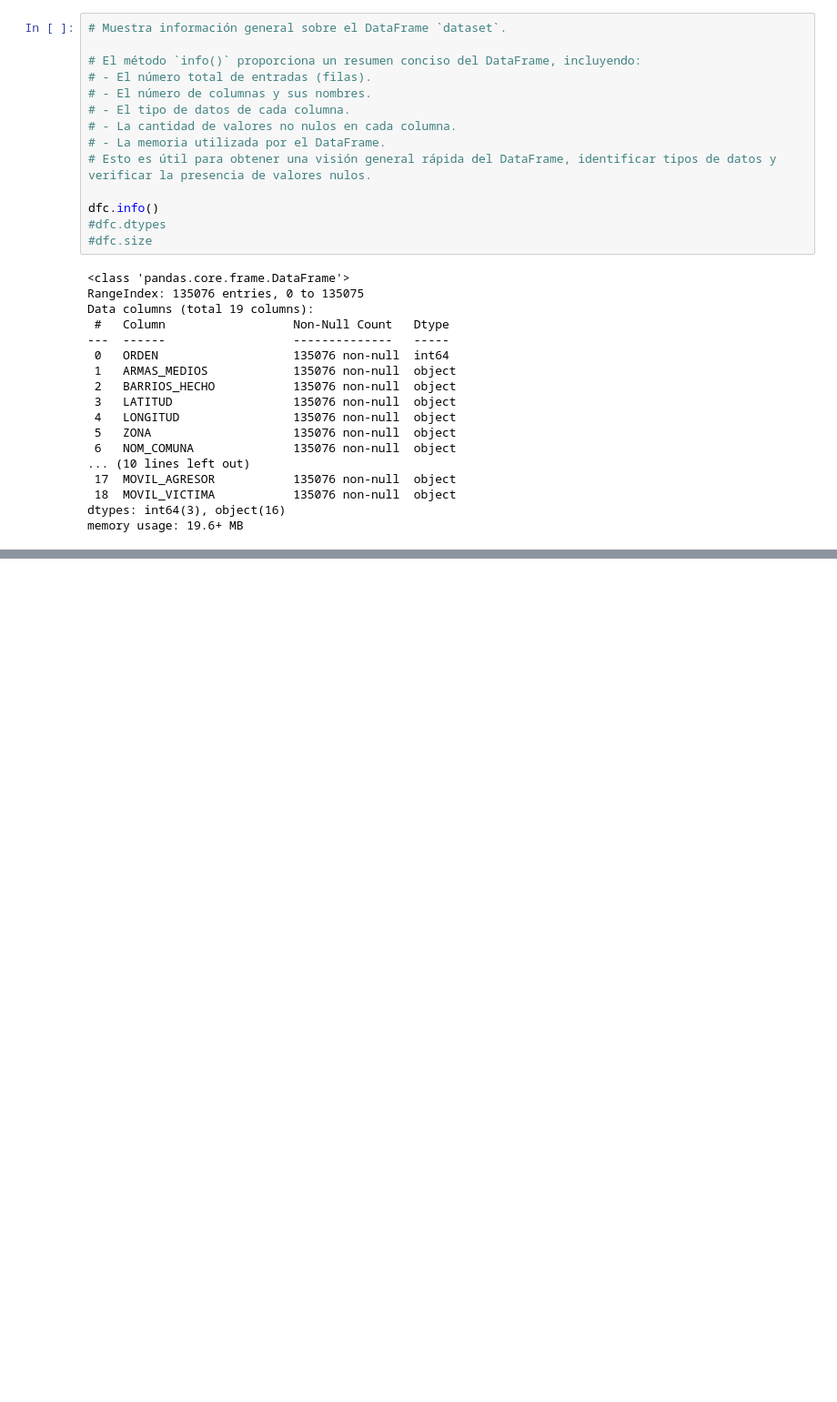
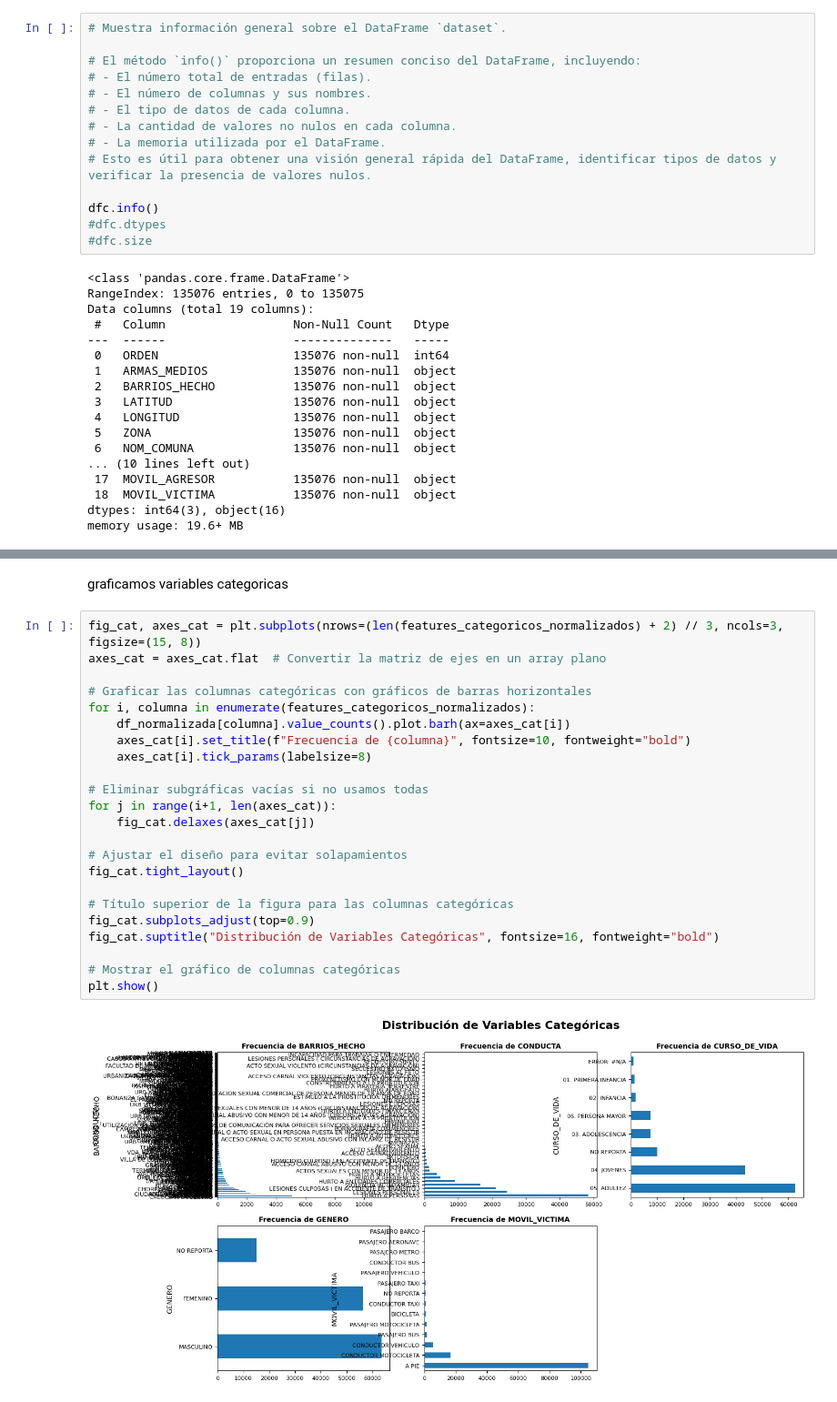
Before and after one commit to cogollo12/proyecto-IA, a Jupyter notebook: PROYECTO.ipynb, the cells around one changed output, grey strips where cells are left out. Shown at 91% size. Cells and saved outputs as stored; diff of their text form; blank space fills up the shorter version.

```diff
--- a/PROYECTO.ipynb
+++ b/PROYECTO.ipynb
@@ -225,0 +301,27 @@ dtype: int64
+# %% [markdown]
+graficamos variables categoricas
+# %%
+fig_cat, axes_cat = plt.subplots(nrows=(len(features_categoricos_normalizados) + 2) // 3, ncols=3, figsize=(15, 8))
+axes_cat = axes_cat.flat  # Convertir la matriz de ejes en un array plano
+
+# Graficar las columnas categóricas con gráficos de barras horizontales
+for i, columna in enumerate(features_categoricos_normalizados):
+    df_normalizada[columna].value_counts().plot.barh(ax=axes_cat[i])
+    axes_cat[i].set_title(f"Frecuencia de {columna}", fontsize=10, fontweight="bold")
+    axes_cat[i].tick_params(labelsize=8)
+
+# Eliminar subgráficas vacías si no usamos todas
+for j in range(i+1, len(axes_cat)):
+    fig_cat.delaxes(axes_cat[j])
+
+# Ajustar el diseño para evitar solapamientos
+fig_cat.tight_layout()
+
+# Título superior de la figura para las columnas categóricas
+fig_cat.subplots_adjust(top=0.9)
+fig_cat.suptitle("Distribución de Variables Categóricas", fontsize=16, fontweight="bold")
+
+# Mostrar el gráfico de columnas categóricas
+plt.show()
+# %% [output]
+[figure, added]
```
Also changed, not shown: parts of 34 cells of this notebook.
